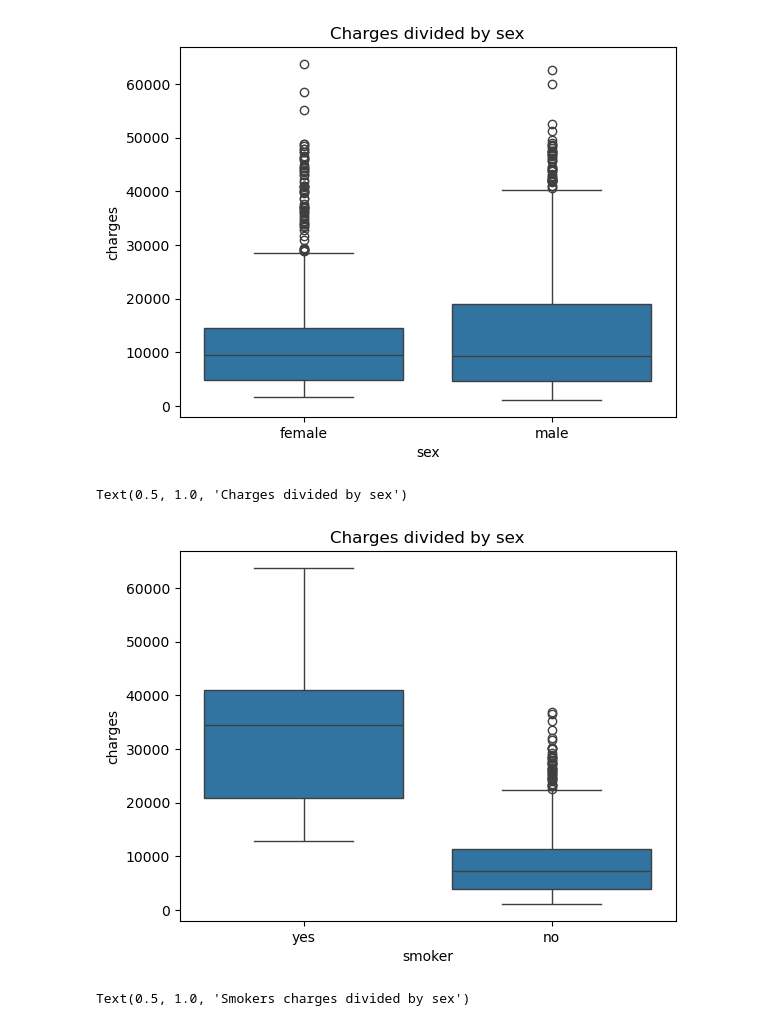
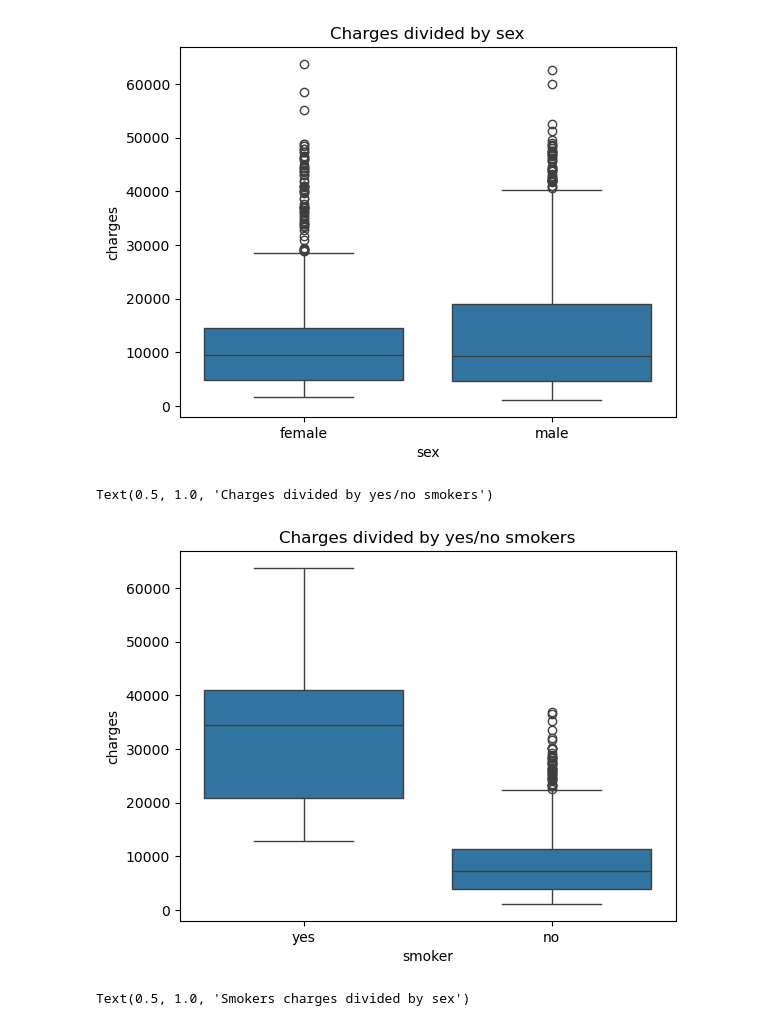
Before and after one commit to adamxszczepanski/SQL-and-ML-Projects, a Jupyter notebook: InsurancePrediction -1 ML model/Insurance prediction project ML.ipynb, the cells around one changed output. Saved outputs shown, nothing was run; the diff lists cells and outputs as text; code cells hidden in the pictures.

```diff
--- a/InsurancePrediction -1 ML model/Insurance prediction project ML.ipynb
+++ b/InsurancePrediction -1 ML model/Insurance prediction project ML.ipynb
@@ -136,10 +136,10 @@ Text(0.5, 1.0, 'Charges divided by sex')
 [figure]
 # %%
 sns.boxplot(data=df, x="smoker" , y="charges")
-plt.title("Charges divided by yes/no smo")
+plt.title("Charges divided by yes/no smokers")
 # %% [output]
-Text(0.5, 1.0, 'Charges divided by sex')
+Text(0.5, 1.0, 'Charges divided by yes/no smokers')
-[figure, old version]
+[figure, new version]
 # %%
 smokers_data=df[df["smoker"]=="yes"]
 non_smokers_data=df[df["smoker"]=="no"]
```
Also changed, not shown: parts of 24 cells of this notebook.
